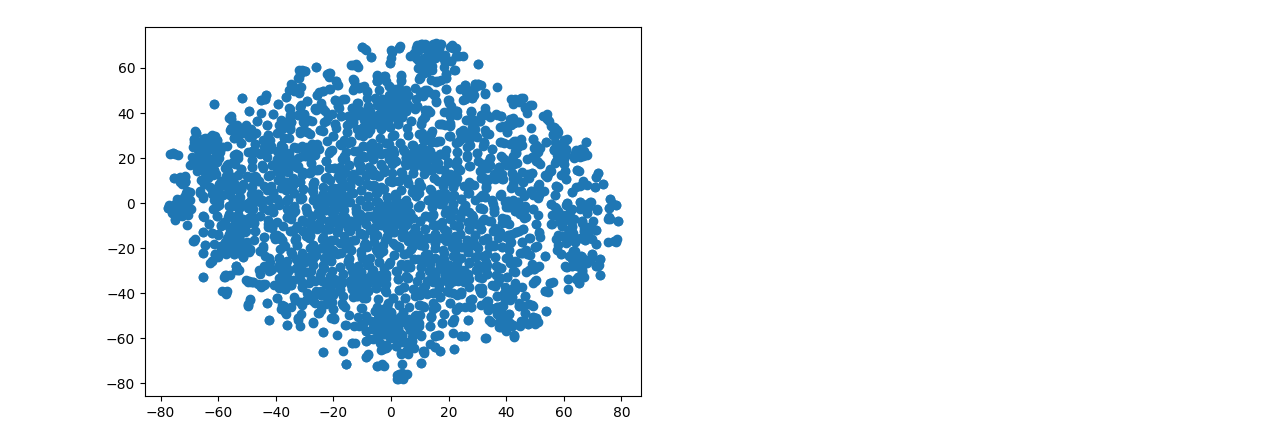
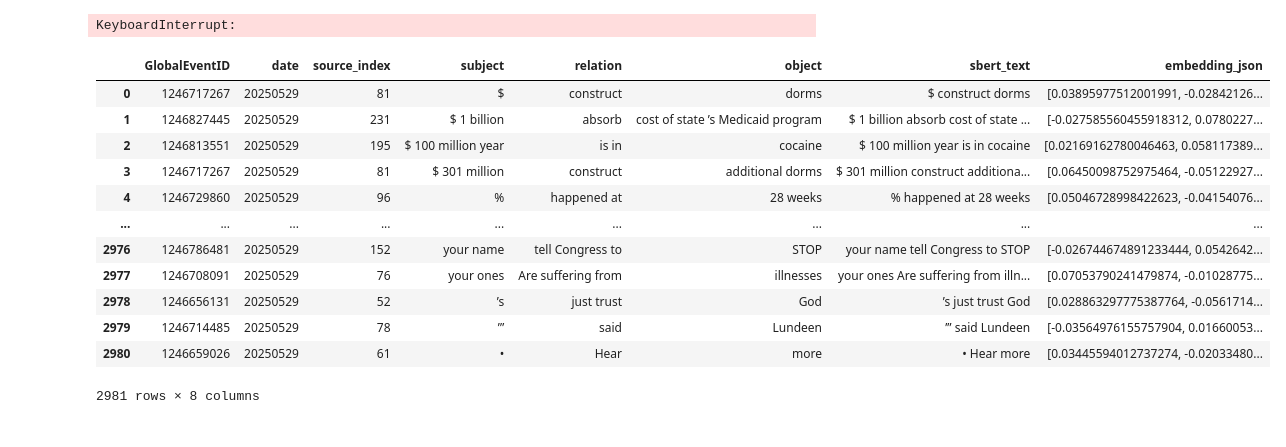
Before and after one commit to elugos/HSMS_LUGOS, a Jupyter notebook: load_vector_dataframe.ipynb, the cells around one changed output. Saved outputs shown, nothing was run; the diff lists cells and outputs as text; code cells hidden in the pictures.

```diff
--- a/load_vector_dataframe.ipynb
+++ b/load_vector_dataframe.ipynb
@@ -29,7 +0,0 @@ x2d
-# %%
-import matplotlib.pyplot as plt
-
-plt.scatter(x2d[:,0], x2d[:,1])
-plt.show()
-# %% [output]
-[figure, removed]
@@ -35,0 +11,27 @@ plt.show()
+# %%
+d_20250529 = pd.read_csv('/Users/emilylugos/Desktop/Desktop - Emily’s MacBook Pro/summer_2025/research/HSMS_LUGOS/data/triples_CO_sbert/goose_20250529.export_triples_sbert.csv')
+d_20250530 = pd.read_csv('/Users/emilylugos/Desktop/Desktop - Emily’s MacBook Pro/summer_2025/research/HSMS_LUGOS/data/triples_CO_sbert/goose_20250530.export_triples_sbert.csv')
+d_20250531 = pd.read_csv('/Users/emilylugos/Desktop/Desktop - Emily’s MacBook Pro/summer_2025/research/HSMS_LUGOS/data/triples_CO_sbert/goose_20250531.export_triples_sbert.csv')
+d_20250601 = pd.read_csv('/Users/emilylugos/Desktop/Desktop - Emily’s MacBook Pro/summer_2025/research/HSMS_LUGOS/data/triples_CO_sbert/goose_20250601.export_triples_sbert.csv')
+d_20250602 = pd.read_csv('/Users/emilylugos/Desktop/Desktop - Emily’s MacBook Pro/summer_2025/research/HSMS_LUGOS/data/triples_CO_sbert/goose_20250602.export_triples_sbert.csv')
+d_20250603 = pd.read_csv('/Users/emilylugos/Desktop/Desktop - Emily’s MacBook Pro/summer_2025/research/HSMS_LUGOS/data/triples_CO_sbert/goose_20250603.export_triples_sbert.csv')
+d_20250604 = pd.read_csv('/Users/emilylugos/Desktop/Desktop - Emily’s MacBook Pro/summer_2025/research/HSMS_LUGOS/data/triples_CO_sbert/goose_20250604.export_triples_sbert.csv')
+d_20250605 = pd.read_csv('/Users/emilylugos/Desktop/Desktop - Emily’s MacBook Pro/summer_2025/research/HSMS_LUGOS/data/triples_CO_sbert/goose_20250605.export_triples_sbert.csv')
+# %% [output]
+KeyboardInterrupt:
+# %%
+d_20250529
+# %% [output]
+|  | GlobalEventID | date | source_index | subject | relation | object | sbert_text | embedding_json |
+| 0 | 1246717267 | 20250529 | 81 | $ | construct | dorms | $ construct dorms | [0.03895977512001991, -0.02842126... |
+| 1 | 1246827445 | 20250529 | 231 | $ 1 billion | absorb | cost of state ’s Medicaid program | $ 1 billion absorb cost of state ... | [-0.027585560455918312, 0.0780227... |
+| 2 | 1246813551 | 20250529 | 195 | $ 100 million year | is in | cocaine | $ 100 million year is in cocaine | [0.02169162780046463, 0.058117389... |
+| 3 | 1246717267 | 20250529 | 81 | $ 301 million | construct | additional dorms | $ 301 million construct additiona... | [0.06450098752975464, -0.05122927... |
+| 4 | 1246729860 | 20250529 | 96 | % | happened at | 28 weeks | % happened at 28 weeks | [0.05046728998422623, -0.04154076... |
+| ... | ... | ... | ... | ... | ... | ... | ... | ... |
+| 2976 | 1246786481 | 20250529 | 152 | your name | tell Congress to | STOP | your name tell Congress to STOP | [-0.026744674891233444, 0.0542642... |
+| 2977 | 1246708091 | 20250529 | 76 | your ones | Are suffering from | illnesses | your ones Are suffering from illn... | [0.07053790241479874, -0.01028775... |
+| 2978 | 1246656131 | 20250529 | 52 | ’s | just trust | God | ’s just trust God | [0.028863297775387764, -0.0561714... |
+| 2979 | 1246714485 | 20250529 | 78 | ’” | said | Lundeen | ’” said Lundeen | [-0.03564976155757904, 0.01660053... |
+| 2980 | 1246659026 | 20250529 | 61 | • | Hear | more | • Hear more | [0.03445594012737274, -0.02033480... |
+2981 rows × 8 columns
```
Also changed, not shown: parts of 18 cells of this notebook.
